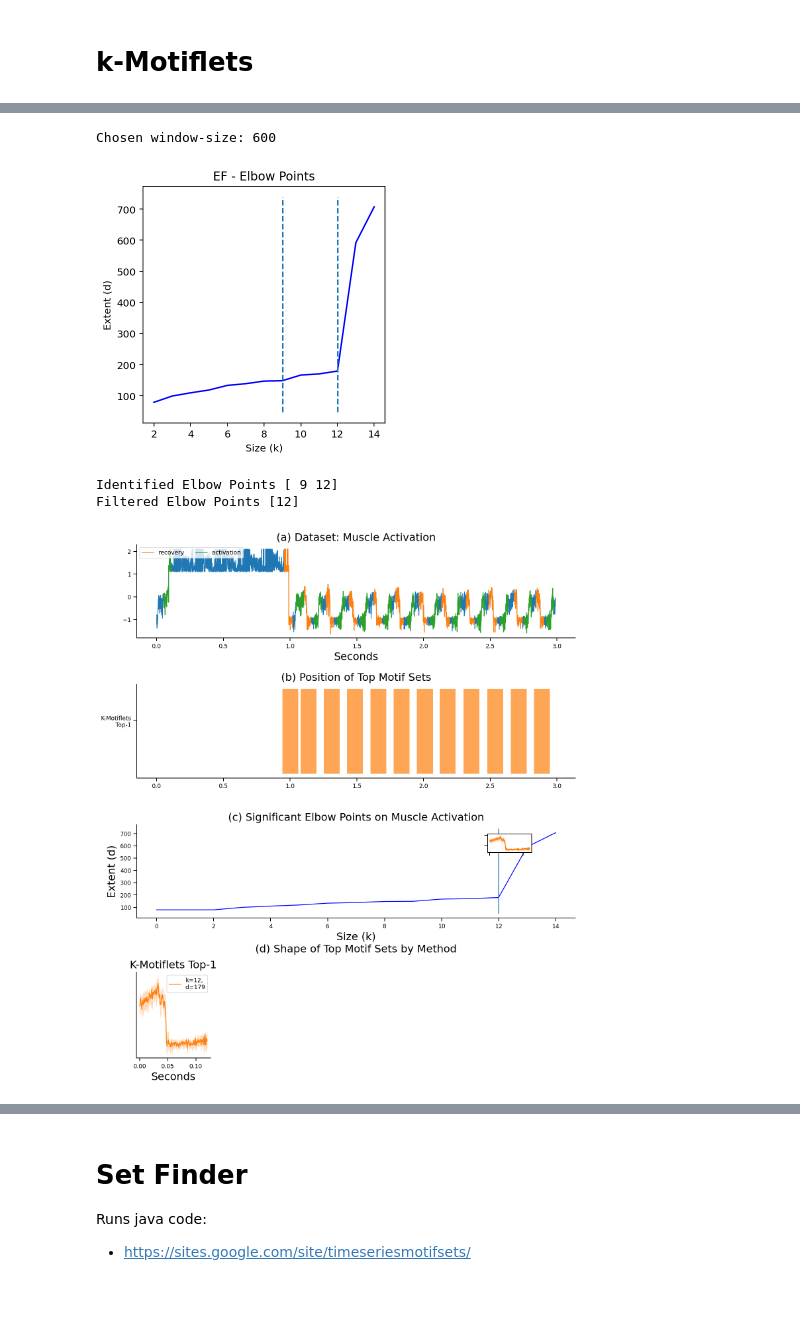
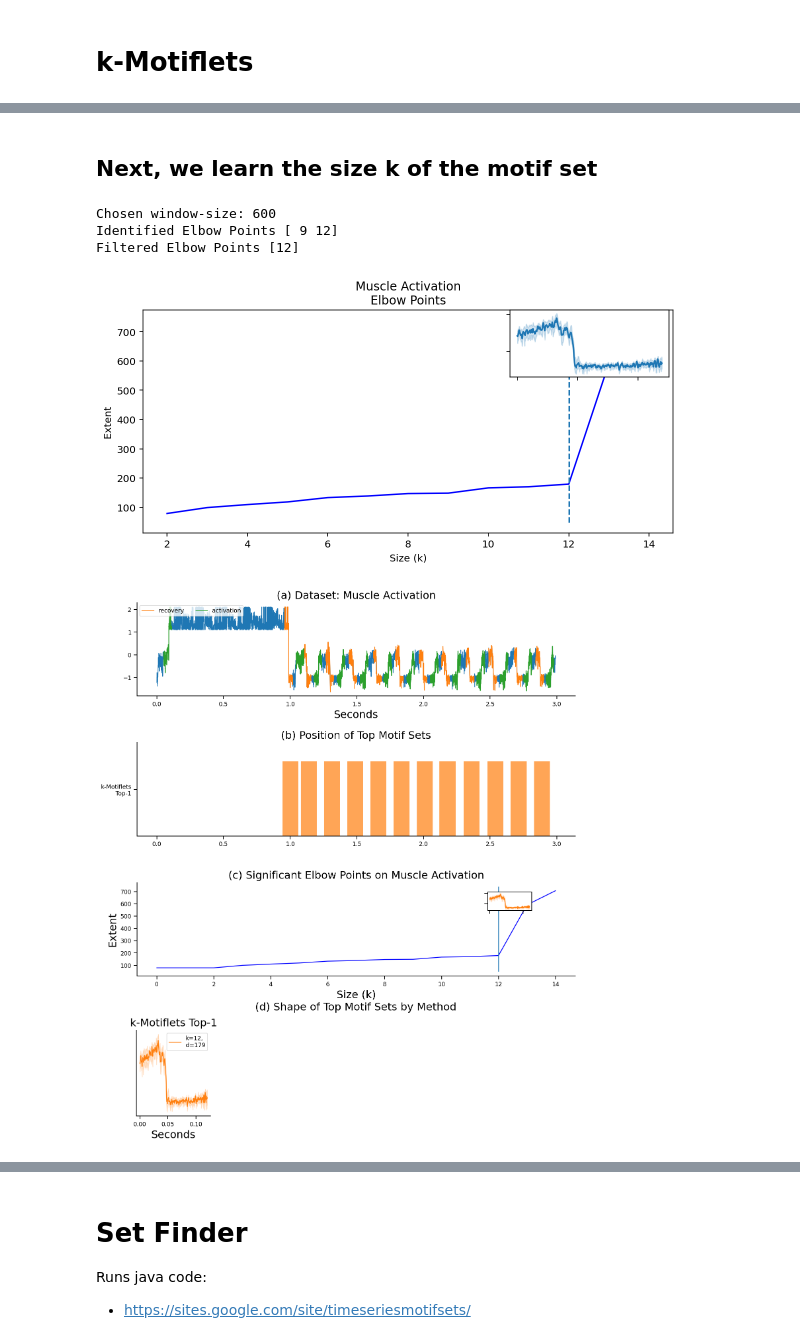
Before and after one commit to patrickzib/motiflets, a Jupyter notebook: notebooks/use_cases_motif_sets_muscle_activation.ipynb, the cells around one changed output, grey strips where cells are left out. Saved outputs shown, nothing was run; the diff lists cells and outputs as text; code cells hidden in the pictures; blank space fills up the shorter version.

```diff
--- a/notebooks/use_cases_motif_sets_muscle_activation.ipynb
+++ b/notebooks/use_cases_motif_sets_muscle_activation.ipynb
@@ -48,0 +51,9 @@ print(dataset)
+# %%
+ks = 15
+length_range = np.arange(400,701,100)
+
+motif_length = plot_motif_length_selection(
+    ks, series, file, length_range, ds_name=ds_name)
+
+
+print ("Found motif length", motif_length)
@@ -49,10 +67,12 @@ print(dataset)
+# %% [markdown]
+## Next, we learn the size k of the motif set
 # %%
 dists, motiflets, elbow_points = plot_elbow(
-    15, series, file, ds_name=ds_name, plot_elbows=True,
-    motif_length=motif_length, method_name="K-Motiflets", ground_truth=df_gt)
+    ks, series, file, ds_name=ds_name, plot_elbows=True,
+    motif_length=motif_length, method_name="k-Motiflets", ground_truth=df_gt)
 # %% [output]
 Chosen window-size: 600
+Identified Elbow Points [ 9 12]
+Filtered Elbow Points [12]
-[figure, old version]
+[figure, new version]
-Identified Elbow Points [ 9 12]
-Filtered Elbow Points [12]
-[figure, old version]
+[figure, new version]
```
Also changed, not shown: parts of 21 cells of this notebook, 20 other files.
